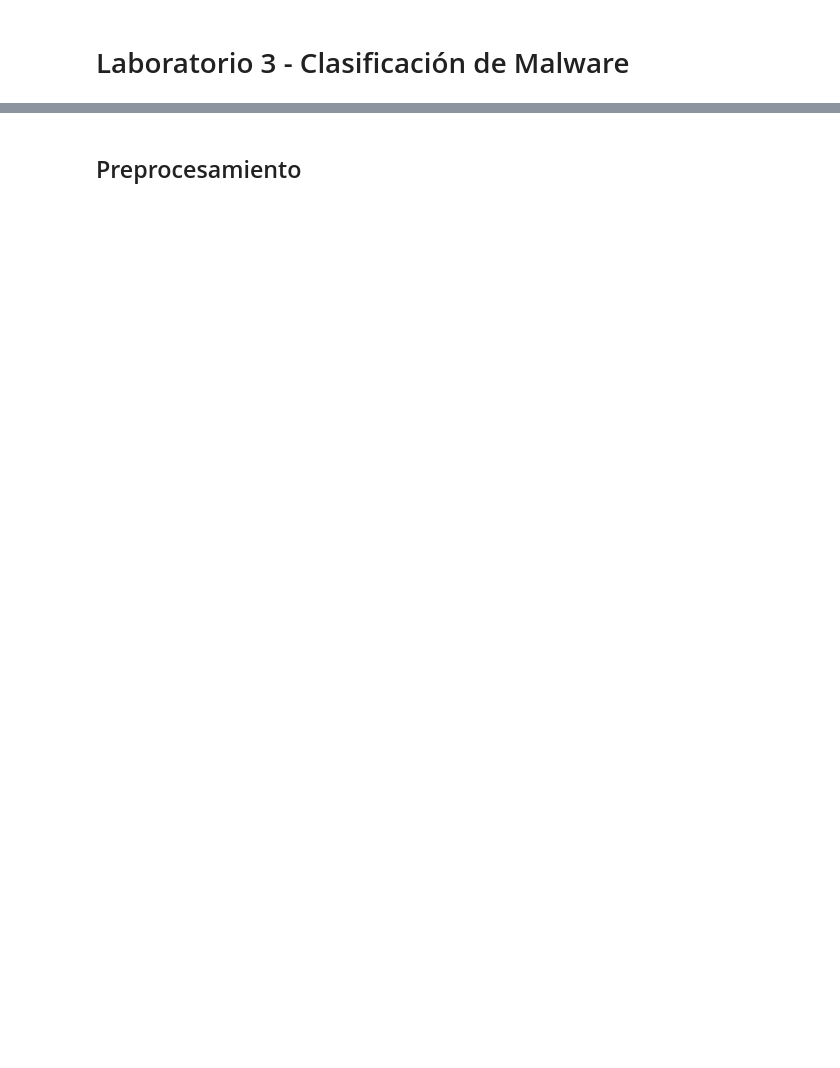
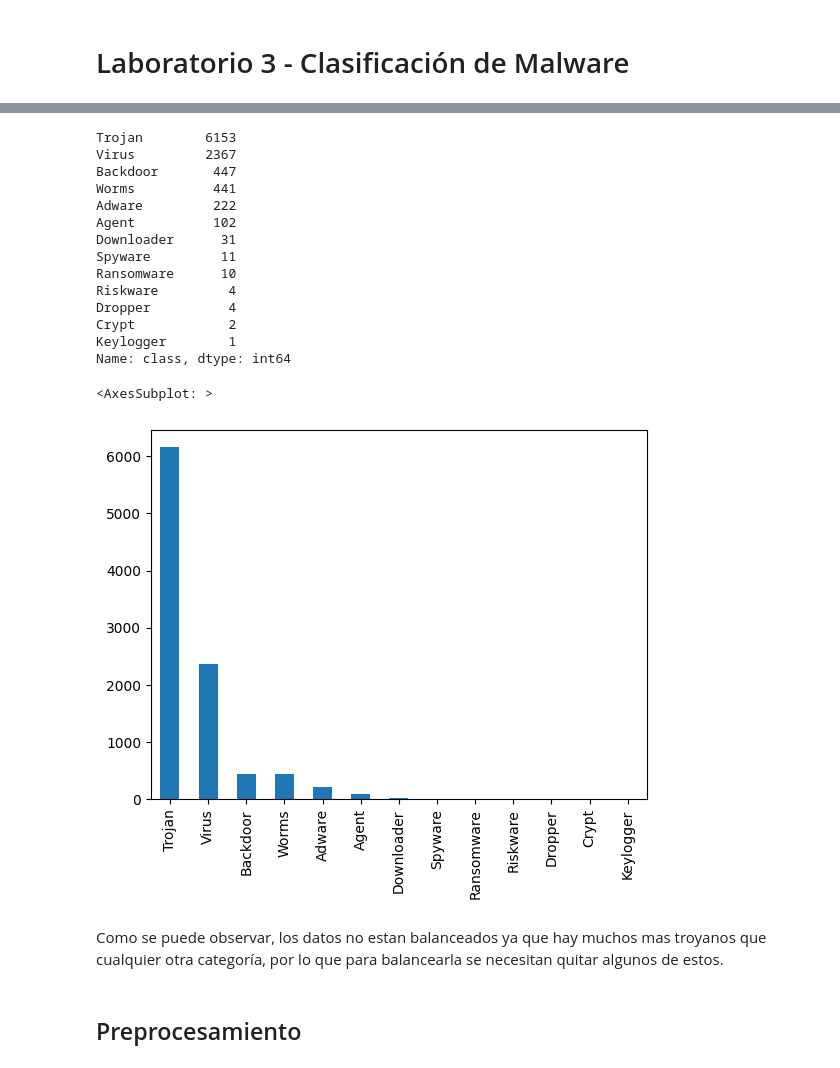
Before and after one commit to sebas411/Lab3-Security-Data-Science, a Jupyter notebook: Lab 3.ipynb, the cells around one changed output, grey strips where cells are left out. Drawn from its saved outputs; the diff is of its cells as text; code cells hidden in the pictures; blank space fills up the shorter version.

```diff
--- a/Lab 3.ipynb
+++ b/Lab 3.ipynb
@@ -24,4 +28,26 @@ df.sample(10)
-# %% [markdown]
-## Preprocesamiento
+# %%
+print(df['class'].value_counts())
+df['class'].value_counts().plot(kind='bar')
+# %% [output]
+Trojan        6153
+Virus         2367
+Backdoor       447
+Worms          441
+Adware         222
+Agent          102
+Downloader      31
+Spyware         11
+Ransomware      10
+Riskware         4
+Dropper          4
+Crypt            2
+Keylogger        1
+Name: class, dtype: int64
+<AxesSubplot: >
+[figure, added]
+# %% [markdown]
+Como se puede observar, los datos no estan balanceados ya que hay muchos mas troyanos que cualquier otra categoría, por lo que para balancearla se necesitan quitar algunos de estos.
+# %% [markdown]
+## Preprocesamiento
 # %%
 df = df.drop("file", axis=1)
```
Also changed, not shown: parts of 20 cells of this notebook.
